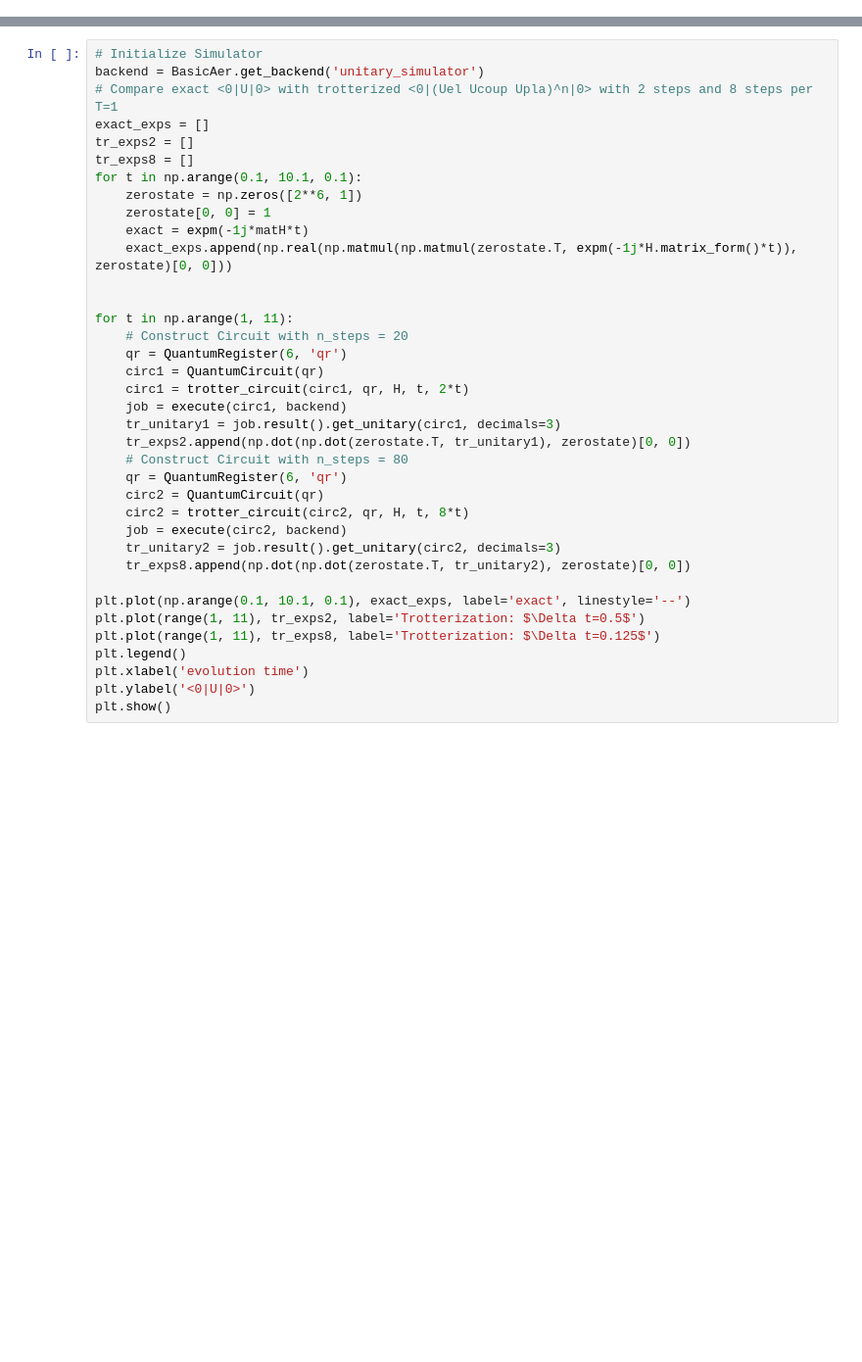
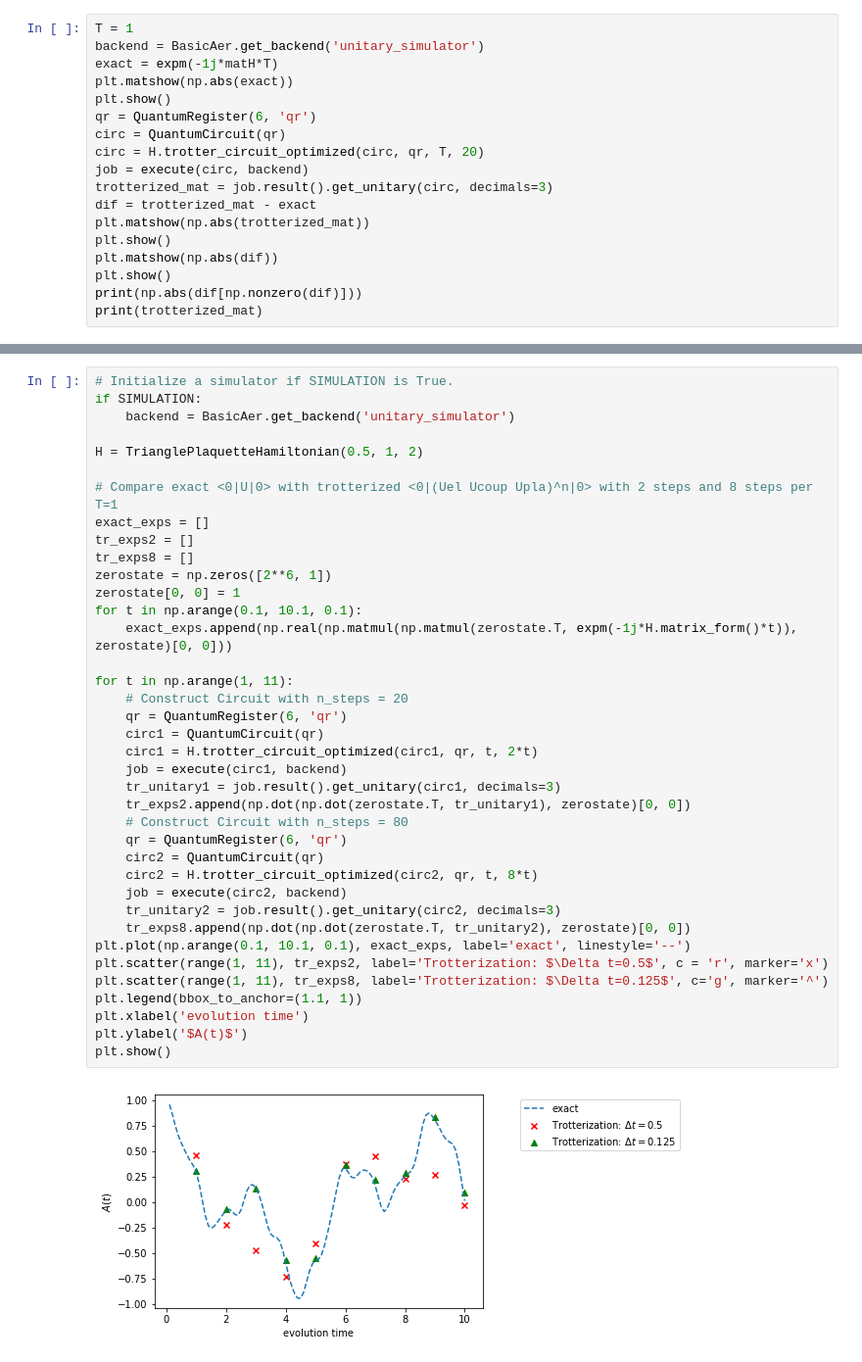
Before and after one commit to brower/QuLAT, a Jupyter notebook: Hiroki/jupyter_notebooks/2_plaquettes_simulation.ipynb, the cells around one changed output, grey strips where cells are left out. Shown at 98% size. Drawn from its saved outputs; the diff is of its cells as text; blank space fills up the shorter version.

```diff
--- a/Hiroki/jupyter_notebooks/2_plaquettes_simulation.ipynb
+++ b/Hiroki/jupyter_notebooks/2_plaquettes_simulation.ipynb
@@ -63,0 +111,18 @@ plt.show()
+# %%
+T = 1
+backend = BasicAer.get_backend('unitary_simulator')
+exact = expm(-1j*matH*T)
+plt.matshow(np.abs(exact))
+plt.show()
+qr = QuantumRegister(6, 'qr')
+circ = QuantumCircuit(qr)
+circ = H.trotter_circuit_optimized(circ, qr, T, 20)
+job = execute(circ, backend)
+trotterized_mat = job.result().get_unitary(circ, decimals=3)
+dif = trotterized_mat - exact
+plt.matshow(np.abs(trotterized_mat))
+plt.show()
+plt.matshow(np.abs(dif))
+plt.show()
+print(np.abs(dif[np.nonzero(dif)]))
+print(trotterized_mat)
@@ -64,38 +150,41 @@ plt.show()
 # %%
-# Initialize Simulator
-backend = BasicAer.get_backend('unitary_simulator')
+# Initialize a simulator if SIMULATION is True.
+if SIMULATION:
+    backend = BasicAer.get_backend('unitary_simulator')
+
+H = TrianglePlaquetteHamiltonian(0.5, 1, 2)
+
 # Compare exact <0|U|0> with trotterized <0|(Uel Ucoup Upla)^n|0> with 2 steps and 8 steps per T=1
 exact_exps = []
 tr_exps2 = []
 tr_exps8 = []
+zerostate = np.zeros([2**6, 1])
+zerostate[0, 0] = 1
 for t in np.arange(0.1, 10.1, 0.1):
-    zerostate = np.zeros([2**6, 1])
-    zerostate[0, 0] = 1
-    exact = expm(-1j*matH*t)
     exact_exps.append(np.real(np.matmul(np.matmul(zerostate.T, expm(-1j*H.matrix_form()*t)), zerostate)[0, 0]))
-
 
 for t in np.arange(1, 11):
     # Construct Circuit with n_steps = 20
     qr = QuantumRegister(6, 'qr')
     circ1 = QuantumCircuit(qr)
-    circ1 = trotter_circuit(circ1, qr, H, t, 2*t)
+    circ1 = H.trotter_circuit_optimized(circ1, qr, t, 2*t)
     job = execute(circ1, backend)
     tr_unitary1 = job.result().get_unitary(circ1, decimals=3)
     tr_exps2.append(np.dot(np.dot(zerostate.T, tr_unitary1), zerostate)[0, 0])
     # Construct Circuit with n_steps = 80
     qr = QuantumRegister(6, 'qr')
     circ2 = QuantumCircuit(qr)
-    circ2 = trotter_circuit(circ2, qr, H, t, 8*t)
+    circ2 = H.trotter_circuit_optimized(circ2, qr, t, 8*t)
     job = execute(circ2, backend)
     tr_unitary2 = job.result().get_unitary(circ2, decimals=3)
     tr_exps8.append(np.dot(np.dot(zerostate.T, tr_unitary2), zerostate)[0, 0])
-
 plt.plot(np.arange(0.1, 10.1, 0.1), exact_exps, label='exact', linestyle='--')
-plt.plot(range(1, 11), tr_exps2, label='Trotterization: $\Delta t=0.5$')
-plt.plot(range(1, 11), tr_exps8, label='Trotterization: $\Delta t=0.125$')
-plt.legend()
+plt.scatter(range(1, 11), tr_exps2, label='Trotterization: $\Delta t=0.5$', c = 'r', marker='x')
+plt.scatter(range(1, 11), tr_exps8, label='Trotterization: $\Delta t=0.125$', c='g', marker='^')
+plt.legend(bbox_to_anchor=(1.1, 1))
 plt.xlabel('evolution time')
-plt.ylabel('<0|U|0>')
+plt.ylabel('$A(t)$')
 plt.show()
+# %% [output]
+[figure, added]
 # %%
```
Also changed, not shown: parts of 10 cells of this notebook, 25 other files.
